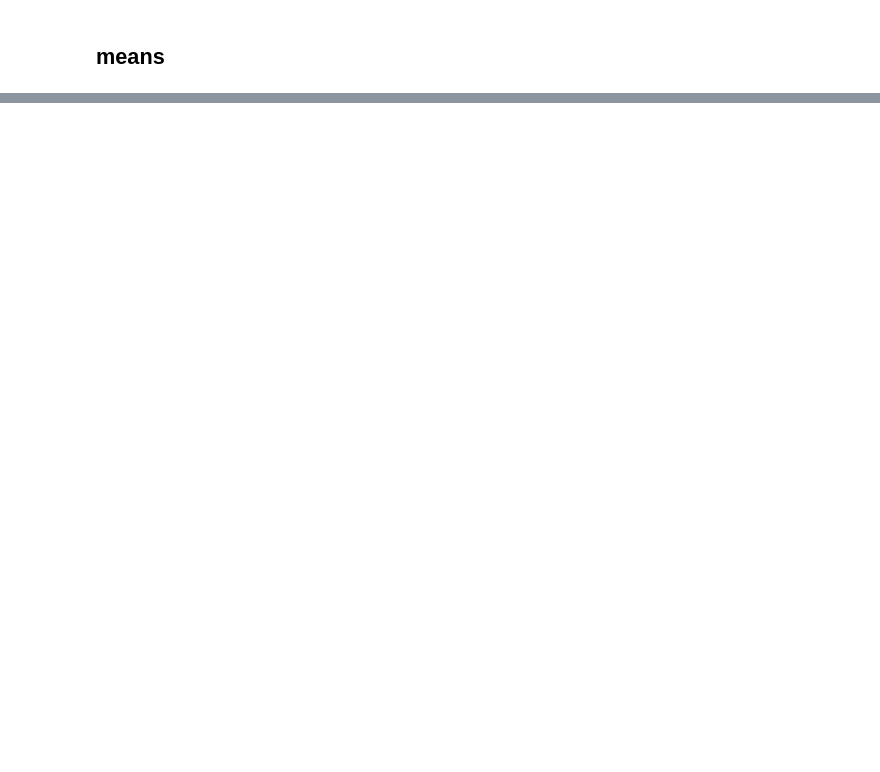
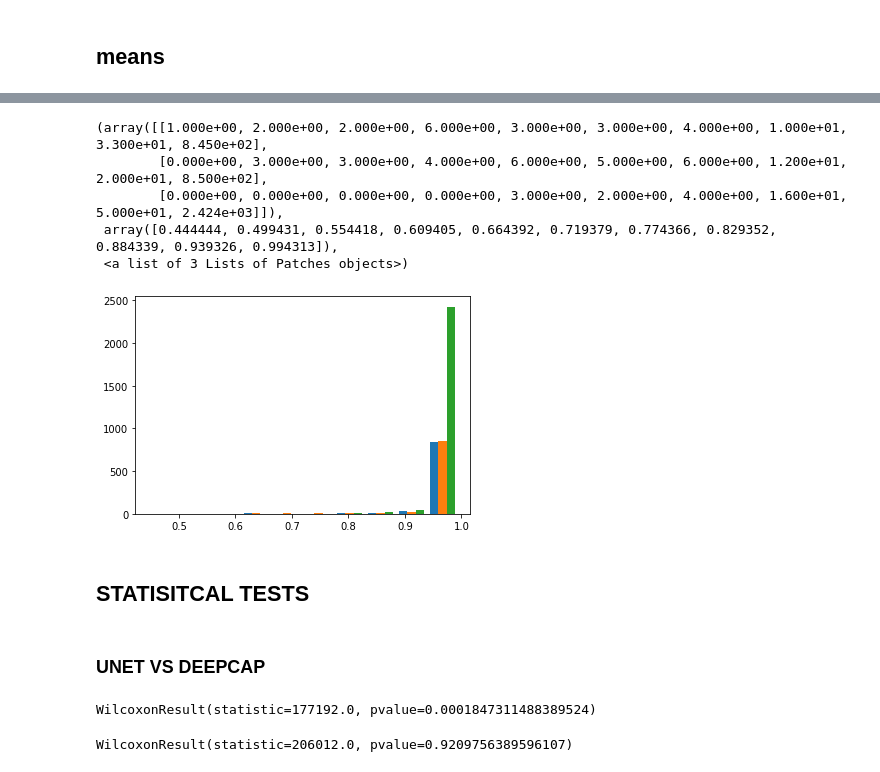
Before and after one commit to arjunsbalaji/oct, a Jupyter notebook: 06_combined.ipynb, the cells around one changed output, grey strips where cells are left out. Cells and saved outputs as stored; diff of their text form; code cells hidden in the pictures; blank space fills up the shorter version.

```diff
--- a/06_combined.ipynb
+++ b/06_combined.ipynb
@@ -249,0 +136,3 @@ dtype: float64
+# %%
+final_test_results = pd.read_json(runsave_dir/(final_runname+'/test_results.json'))
+unet_test_results = pd.read_json(runsave_dir/(unet_runname+'/test_results.json'))
@@ -249,0 +159,2 @@ dtype: float64
+# %%
+DETECTRON_test_results = pd.read_json(runsave_dir/('maskrcnn'+'/0.5_results.json'))
@@ -249,0 +205,11 @@ dtype: float64
+# %%
+plt.hist([final_test_results['dice'], unet_test_results['dice'], DETECTRON_test_results[5:]['dices']])
+# %% [output]
+(array([[1.000e+00, 2.000e+00, 2.000e+00, 6.000e+00, 3.000e+00, 3.000e+00, 4.000e+00, 1.000e+01, 3.300e+01, 8.450e+02],
+        [0.000e+00, 3.000e+00, 3.000e+00, 4.000e+00, 6.000e+00, 5.000e+00, 6.000e+00, 1.200e+01, 2.000e+01, 8.500e+02],
+        [0.000e+00, 0.000e+00, 0.000e+00, 0.000e+00, 3.000e+00, 2.000e+00, 4.000e+00, 1.600e+01, 5.000e+01, 2.424e+03]]),
+ array([0.444444, 0.499431, 0.554418, 0.609405, 0.664392, 0.719379, 0.774366, 0.829352, 0.884339, 0.939326, 0.994313]),
+ <a list of 3 Lists of Patches objects>)
+[figure, added]
+# %% [markdown]
+## STATISITCAL TESTS
@@ -249,0 +218,10 @@ dtype: float64
+# %% [markdown]
+### UNET VS DEEPCAP
+# %%
+wilcoxon(final_test_results['dice'],unet_test_results['dice'])
+# %% [output]
+WilcoxonResult(statistic=177192.0, pvalue=0.0001847311488389524)
+# %%
+wilcoxon(final_test_results['dice'],DETECTRON_test_results['dices'][5:914])
+# %% [output]
+WilcoxonResult(statistic=206012.0, pvalue=0.9209756389596107)
```
Also changed, not shown: parts of 68 cells of this notebook, 9 other files.
